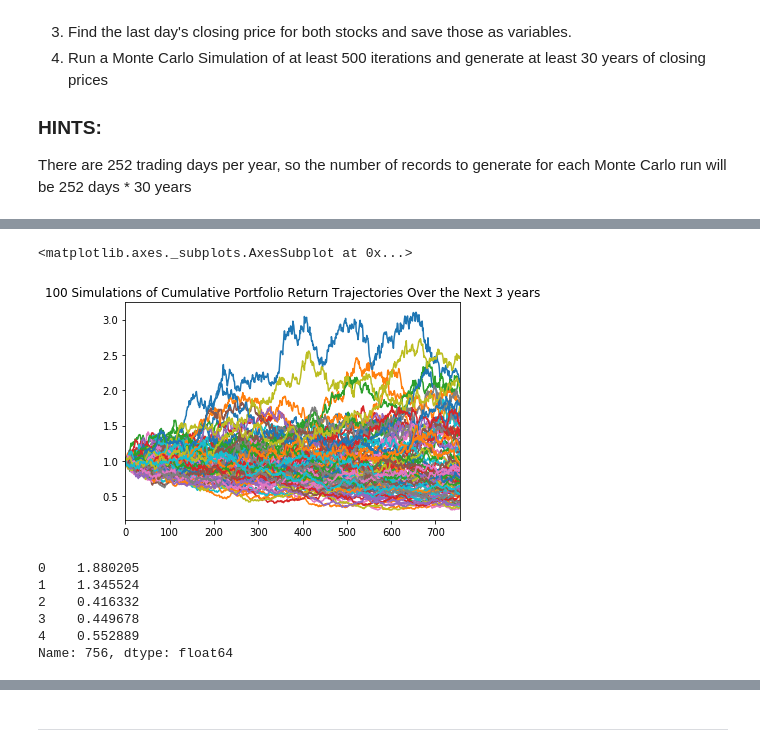
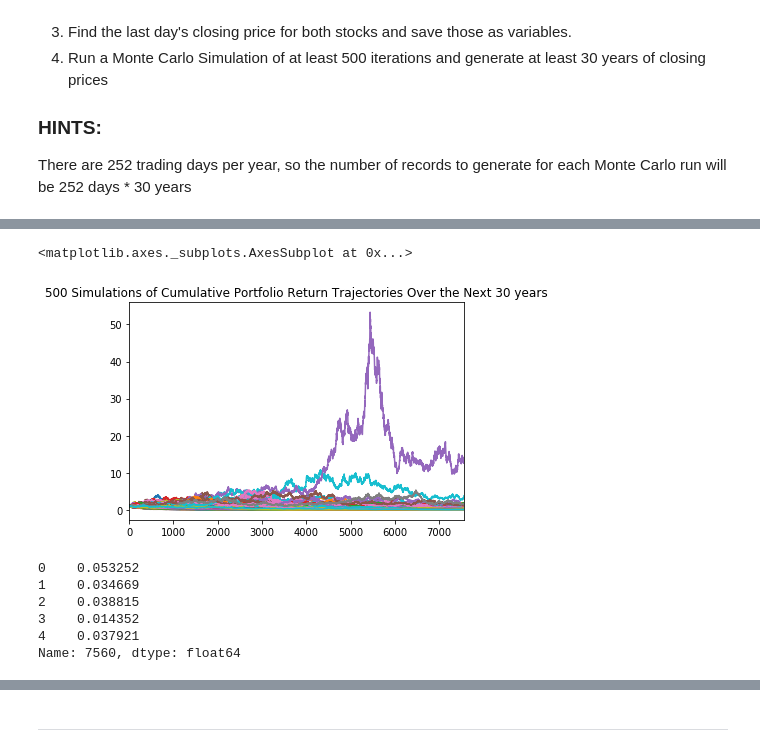
Before and after one commit to tyoung65/Portfolio_Analysis_with_APIs, a Jupyter notebook: portfolio_planner.ipynb, the cells around one changed output, grey strips where cells are left out. Drawn from its saved outputs; the diff is of its cells as text; code cells hidden in the pictures.

```diff
--- a/portfolio_planner.ipynb
+++ b/portfolio_planner.ipynb
@@ -116,7 +116,7 @@ Last day's closing price for SPY is 286.73.
 # %%
 # Setup the Monte Carlo Parameters
-num_simulations = 100
-num_records = 252 * 3
+num_simulations = 500
+num_records = 252 * 30
 simulated_price_df = pd.DataFrame()
 portfolio_cumulative_returns = pd.DataFrame()
 # %%
@@ -169,23 +171,23 @@ portfolio_cumulative_returns.head()
 # %%
 # Visualize the Simulation
 # YOUR CODE HERE
-plot_title = f"{n+1} Simulations of Cumulative Portfolio Return Trajectories Over the Next 3 years"
+plot_title = f"{n+1} Simulations of Cumulative Portfolio Return Trajectories Over the Next 30 years"
 portfolio_cumulative_returns.plot(legend=None, title=plot_title)
 # %% [output]
 <matplotlib.axes._subplots.AxesSubplot at 0x...>
-[figure, old version]
+[figure, new version]
 # %%
 # Select the last row for the cumulative returns (cumulative returns at 30 years)
 # YOUR CODE HERE
 ending_cumulative_returns = portfolio_cumulative_returns.iloc[-1, :]
 ending_cumulative_returns.head()
 # %% [output]
-0    1.880205
-1    1.345524
-2    0.416332
-3    0.449678
-4    0.552889
-Name: 756, dtype: float64
+0    0.053252
+1    0.034669
+2    0.038815
+3    0.014352
+4    0.037921
+Name: 7560, dtype: float64
 # %%
 # Select the last row for the cumulative returns (cumulative returns at 20 years)
 # YOUR CODE HERE
```
Also changed, not shown: parts of 10 cells of this notebook, 2 other files.
